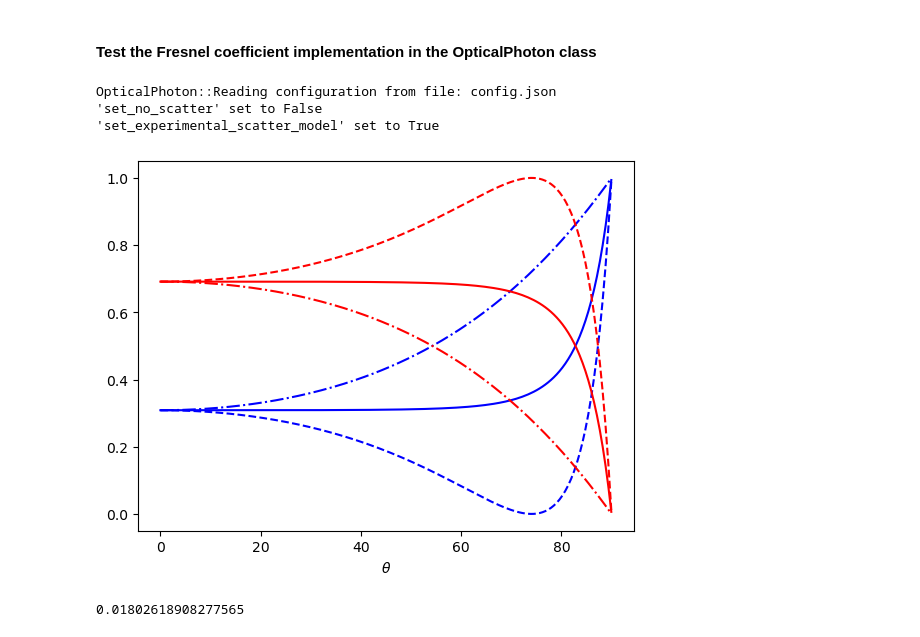
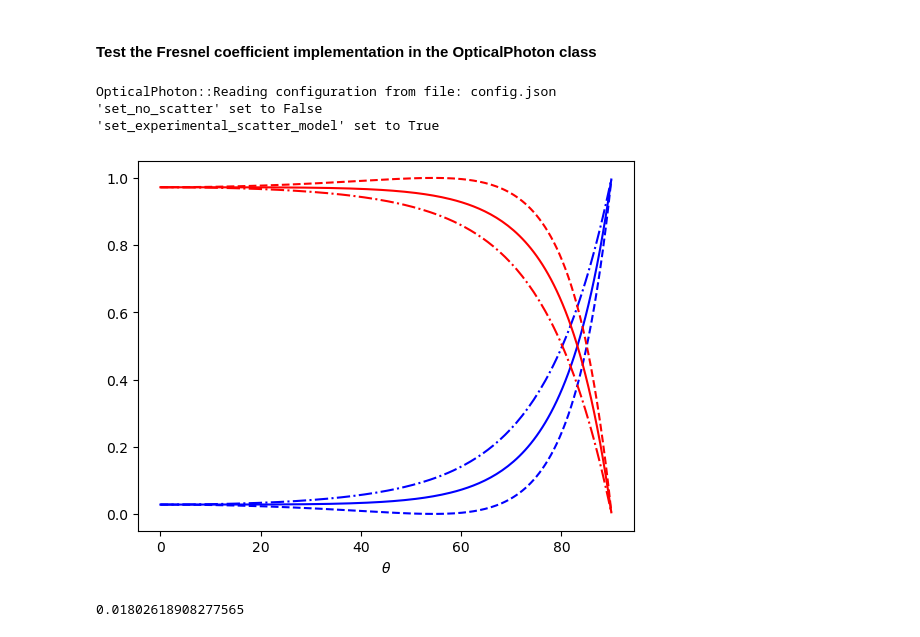
Before and after one commit to acolijn/OptoSim, a Jupyter notebook: notebook/FresnelVerification.ipynb, the cells around one changed output. Saved outputs shown, nothing was run; the diff lists cells and outputs as text; code cells hidden in the pictures.

```diff
--- a/notebook/FresnelVerification.ipynb
+++ b/notebook/FresnelVerification.ipynb
@@ -8,34 +8,34 @@ import matplotlib.pyplot as plt
 # %%
 myPhoton = OpticalPhoton()
 
 # refractive indices
 n1 = 1.0
-n2 = 3.5
+n2 = 1.4
 # theta range from 0-pi/2
 theta = np.arange(0,np.pi/2,0.01)
 
 R = np.empty_like(theta)
 rs = np.empty_like(theta)
 rp = np.empty_like(theta)
 for i,th in enumerate(theta):
     R[i], _ = myPhoton.fresnel_coefficients_average(n1, n2, th)
     rs[i],rp[i] = myPhoton.fresnel_coefficients(n1,n2,th)
 
 plt.plot(theta*180/3.1415,R,'blue')
 plt.plot(theta*180/3.1415,rs**2,linestyle='-.',color='blue')
 plt.plot(theta*180/3.1415,rp**2,linestyle='--',color='blue')
 
 plt.plot(theta*180/3.1415,1-R,'red')
 plt.plot(theta*180/3.1415,1-rs**2,linestyle='-.',color='red')
 plt.plot(theta*180/3.1415,1-rp**2,linestyle='--',color='red')
 
 plt.xlabel('$\\theta$')
 plt.show()
 # %% [output]
 OpticalPhoton::Reading configuration from file: config.json
 'set_no_scatter' set to False
 'set_experimental_scatter_model' set to True
-[figure, old version]
+[figure, new version]
 # %%
 R[20]
 # %% [output]
```
Also changed, not shown: 11 other files.
